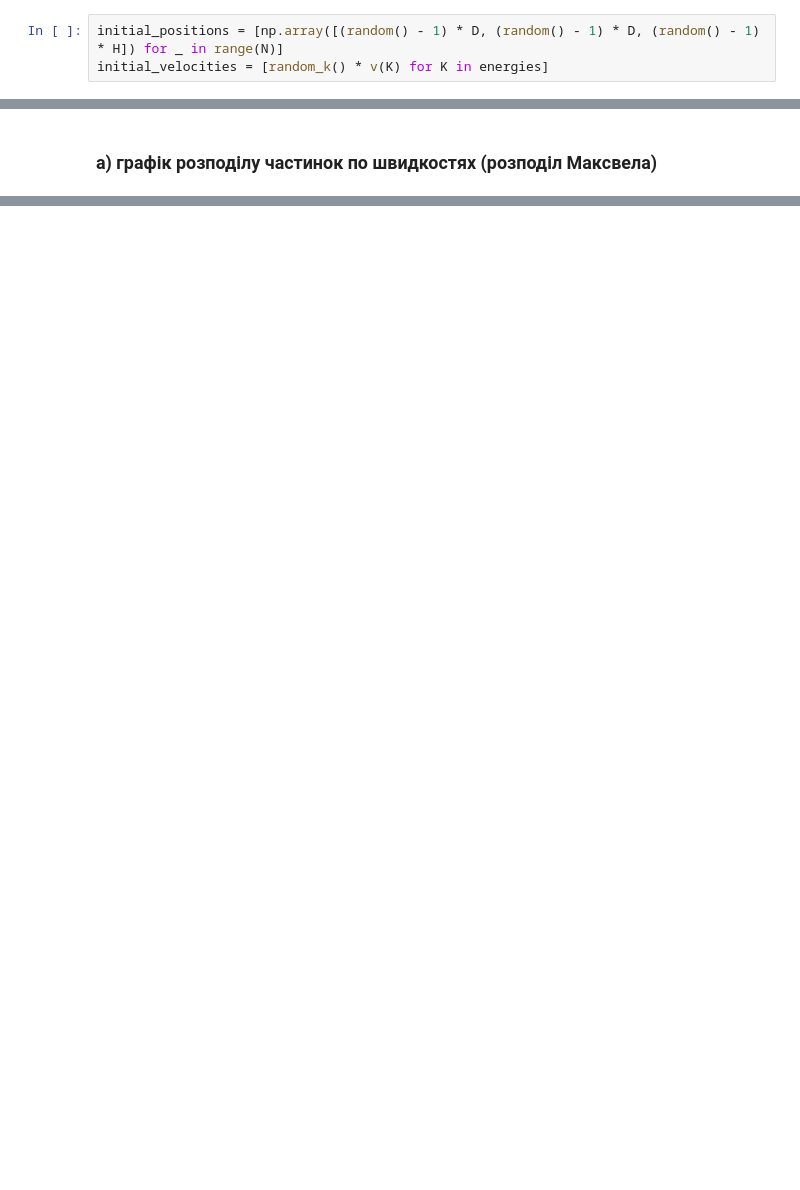
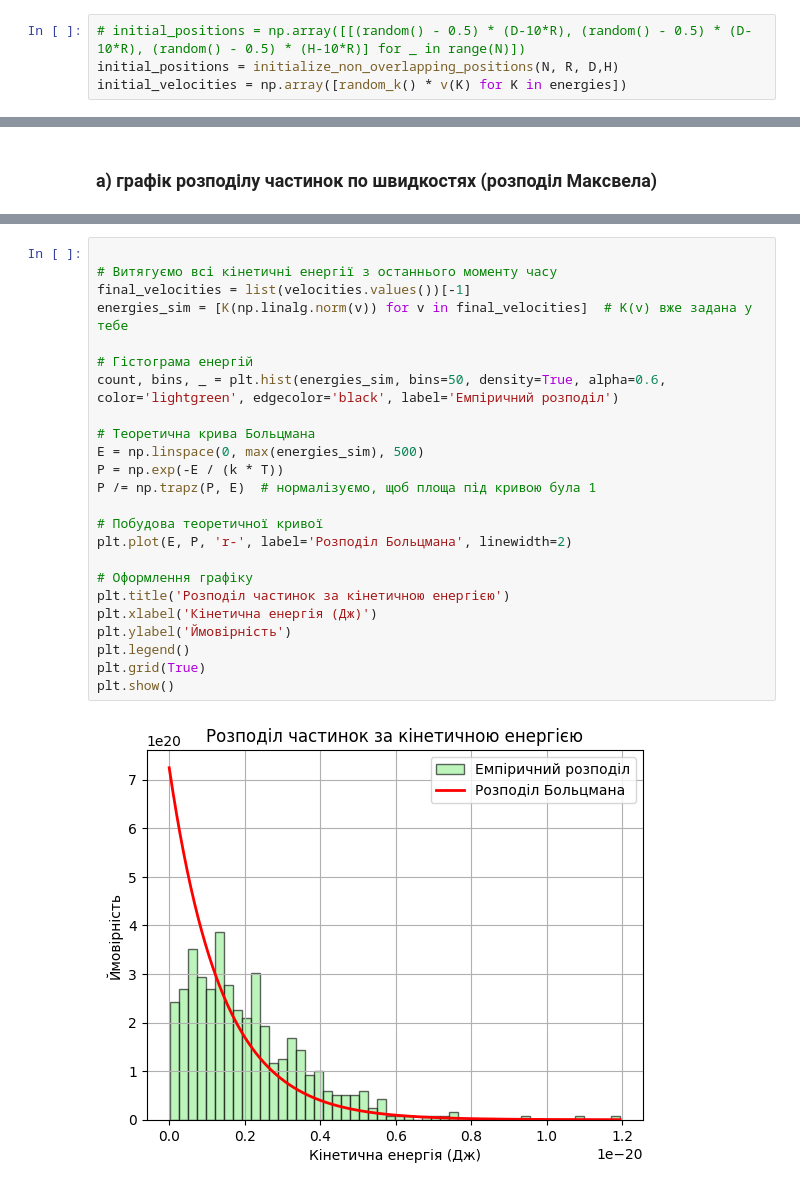
Before and after one commit to OleksijKhodzko/labs, a Jupyter notebook: computer_algebra22/lab3/3/3.ipynb, the cells around one changed output, grey strips where cells are left out. Saved outputs shown, nothing was run; the diff lists cells and outputs as text; blank space fills up the shorter version.

```diff
--- a/computer_algebra22/lab3/3/3.ipynb
+++ b/computer_algebra22/lab3/3/3.ipynb
@@ -55,3 +78,4 @@ energies /= sum(energies)
 # %%
-initial_positions = [np.array([(random() - 1) * D, (random() - 1) * D, (random() - 1) * H]) for _ in range(N)]
-initial_velocities = [random_k() * v(K) for K in energies]
+# initial_positions = np.array([[(random() - 0.5) * (D-10*R), (random() - 0.5) * (D-10*R), (random() - 0.5) * (H-10*R)] for _ in range(N)])
+initial_positions = initialize_non_overlapping_positions(N, R, D,H)
+initial_velocities = np.array([random_k() * v(K) for K in energies])
@@ -168,0 +299,26 @@ positions[1:]
+# %%
+
+# Витягуємо всі кінетичні енергії з останнього моменту часу
+final_velocities = list(velocities.values())[-1]
+energies_sim = [K(np.linalg.norm(v)) for v in final_velocities]  # K(v) вже задана у тебе
+
+# Гістограма енергій
+count, bins, _ = plt.hist(energies_sim, bins=50, density=True, alpha=0.6, color='lightgreen', edgecolor='black', label='Емпіричний розподіл')
+
+# Теоретична крива Больцмана
+E = np.linspace(0, max(energies_sim), 500)
+P = np.exp(-E / (k * T))
+P /= np.trapz(P, E)  # нормалізуємо, щоб площа під кривою була 1
+
+# Побудова теоретичної кривої
+plt.plot(E, P, 'r-', label='Розподіл Больцмана', linewidth=2)
+
+# Оформлення графіку
+plt.title('Розподіл частинок за кінетичною енергією')
+plt.xlabel('Кінетична енергія (Дж)')
+plt.ylabel('Ймовірність')
+plt.legend()
+plt.grid(True)
+plt.show()
+# %% [output]
+[figure, added]
```
Also changed, not shown: parts of 20 cells of this notebook.
